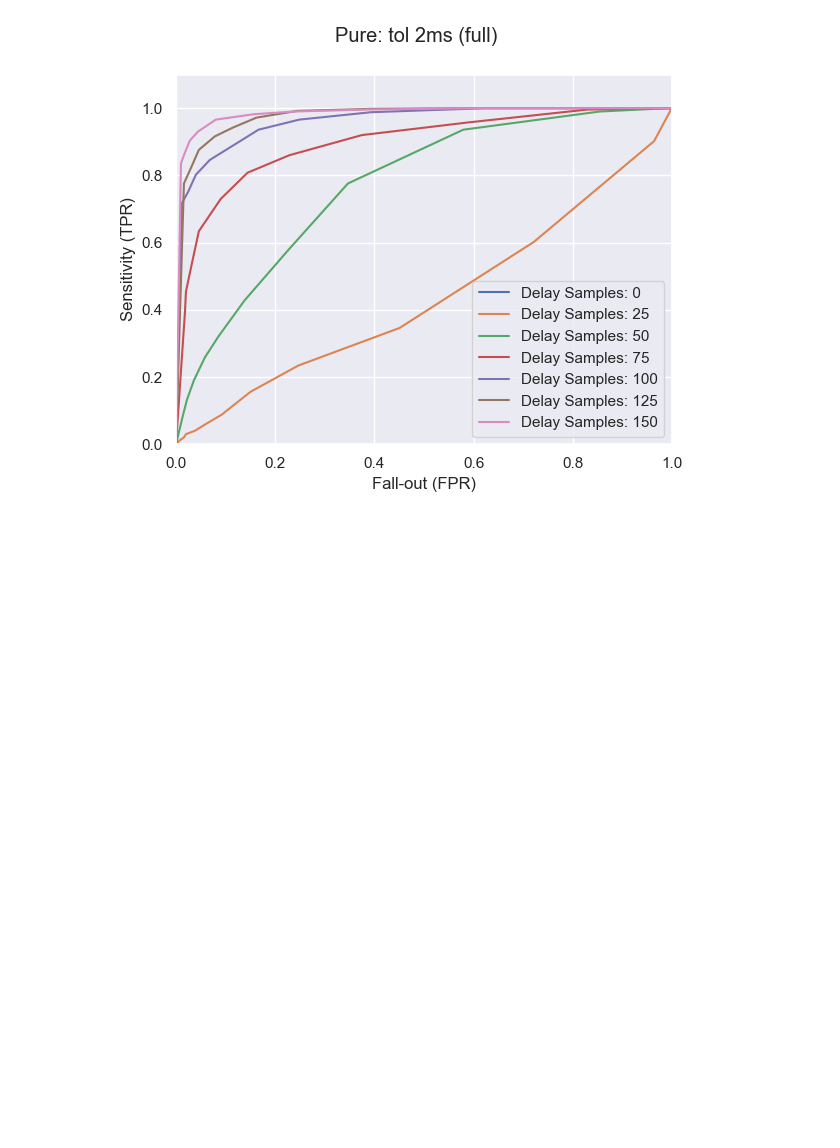
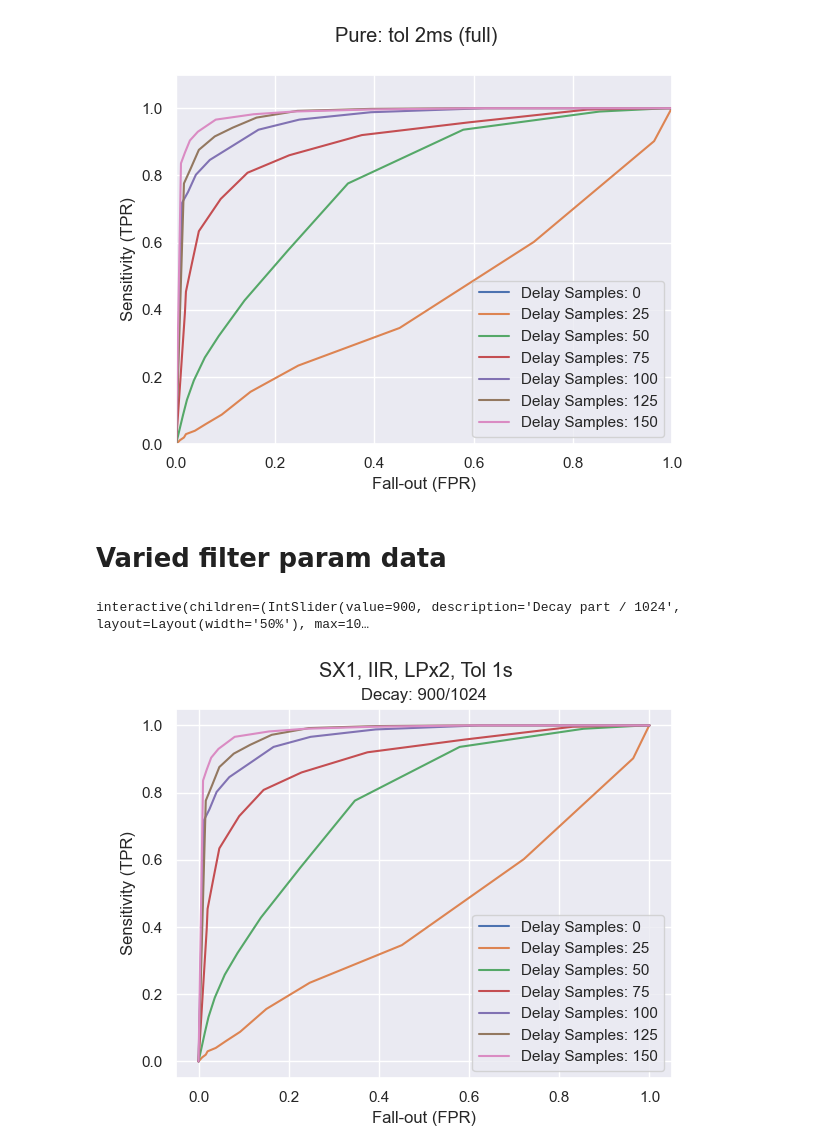
Before and after one commit to roysiu-gh/qtnm-trigger-cfd, a Jupyter notebook: analysis/roc_plot.ipynb, the cells around one changed output. Drawn from its saved outputs; the diff is of its cells as text; code cells hidden in the pictures; blank space fills up the shorter version.

```diff
--- a/analysis/roc_plot.ipynb
+++ b/analysis/roc_plot.ipynb
@@ -217,3 +216,12 @@ plot_roc_curve(v4_pd_analyse, title="Pure: tol 2ms (full)")
 print()
 # %% [output]
 [figure]
+# %% [markdown]
+# Varied filter param data
+# %%
+pd_analyse = pd.read_csv("../data/vary_filter_roc_data - SX1, IIR, LPx2, Tol 1s.csv")
+plot_roc_curves_iir(pd_analyse, title="SX1, IIR, LPx2, Tol 1s")
+print()
+# %% [output]
+interactive(children=(IntSlider(value=900, description='Decay part / 1024', layout=Layout(width='50%'), max=10…
+[figure, added]
```
Also changed, not shown: parts of 13 cells of this notebook, 4 other files.
